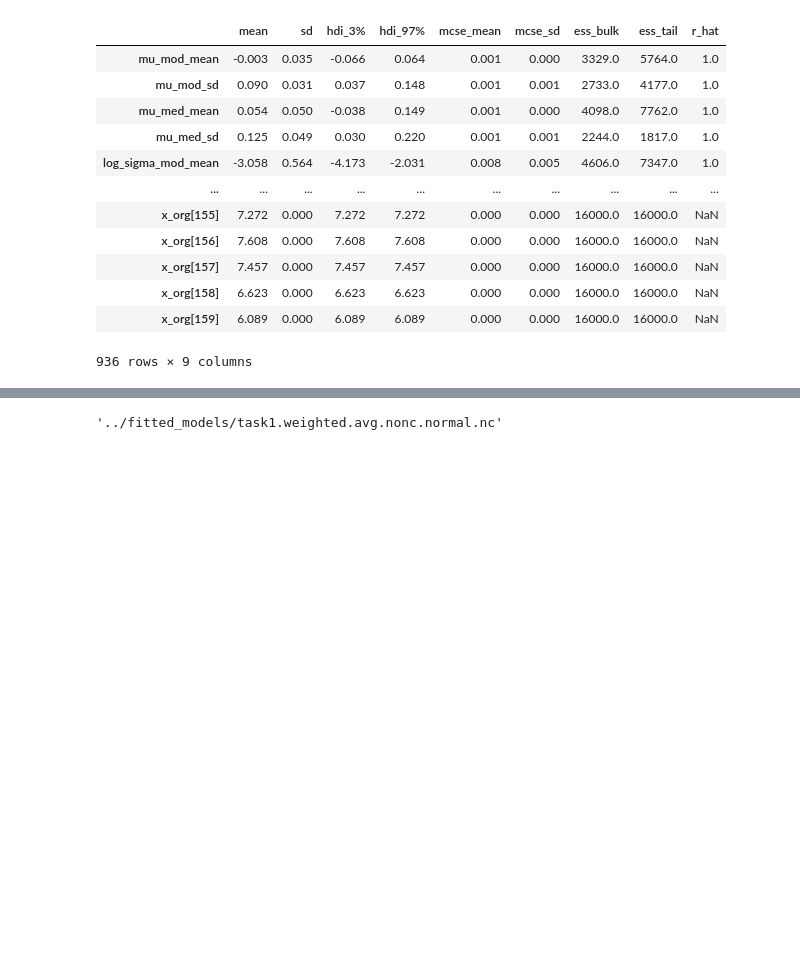
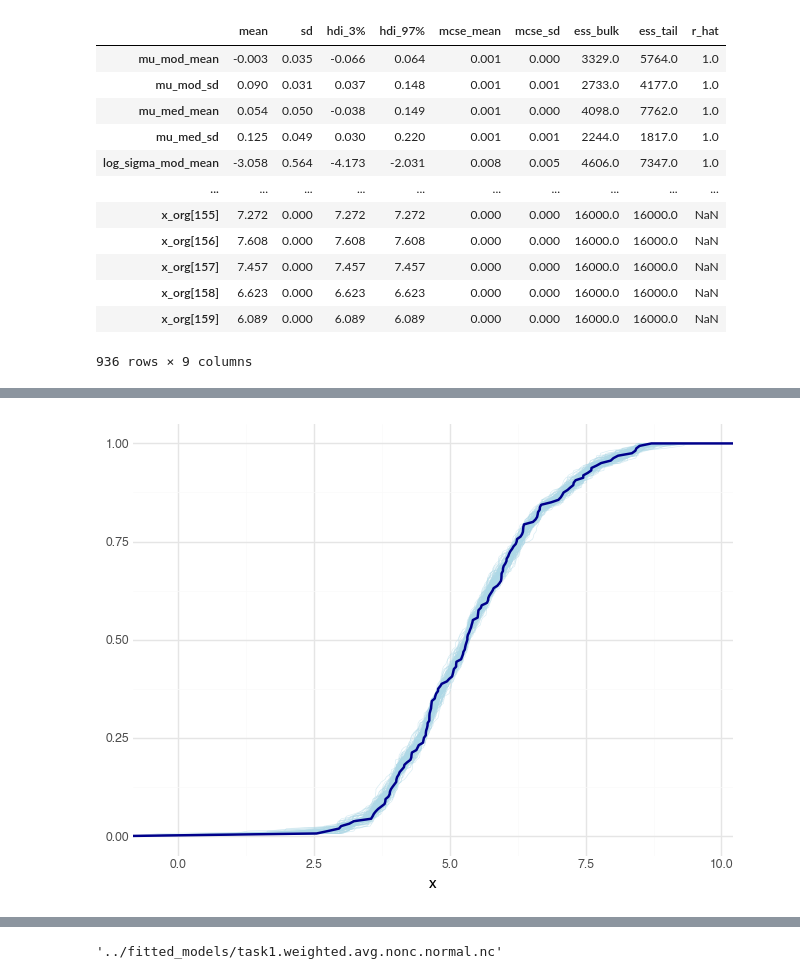
Before and after one commit to mika-long/vis-decode-analysis, a Jupyter notebook: analysis/pymc_files/task1.ipynb, the cells around one changed output, grey strips where cells are left out. Cells and saved outputs as stored; diff of their text form; code cells hidden in the pictures; blank space fills up the shorter version.

```diff
--- a/analysis/pymc_files/task1.ipynb
+++ b/analysis/pymc_files/task1.ipynb
@@ -518,3 +606,5 @@ pp_check_dens_overlay(task1_idata)
 # %%
-pp_check_ecdf_overlay(task1_idata)
+pp_check_ecdf_overlay(task1_idata, var_name='x')
+# %% [output]
+[figure, added]
 # %%
```
Also changed, not shown: parts of 5 cells of this notebook.
